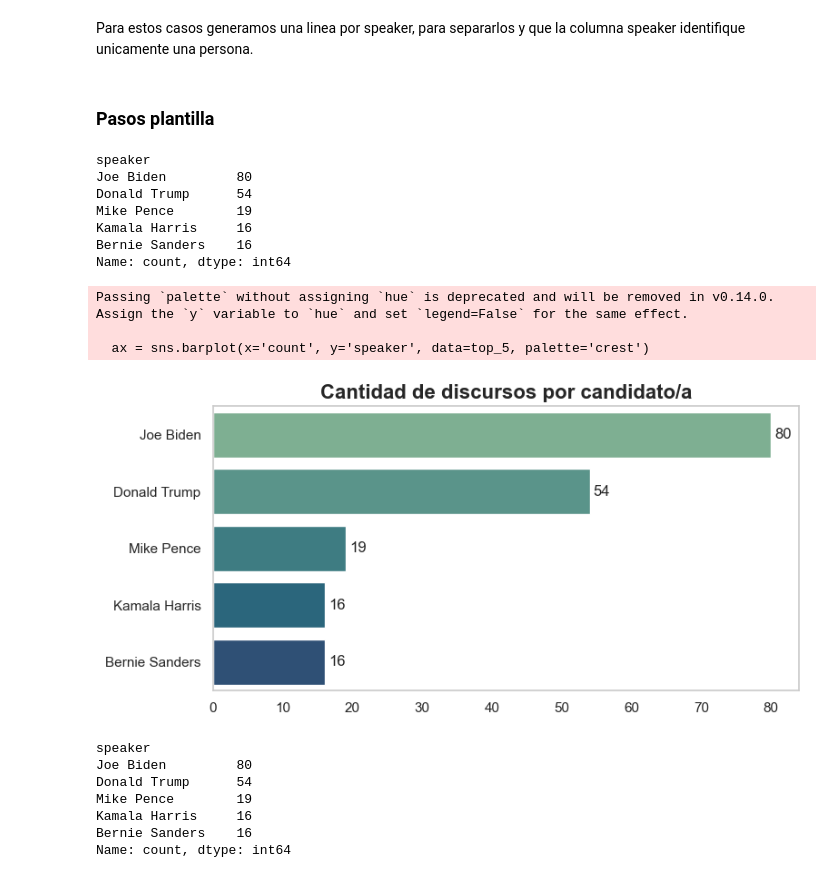
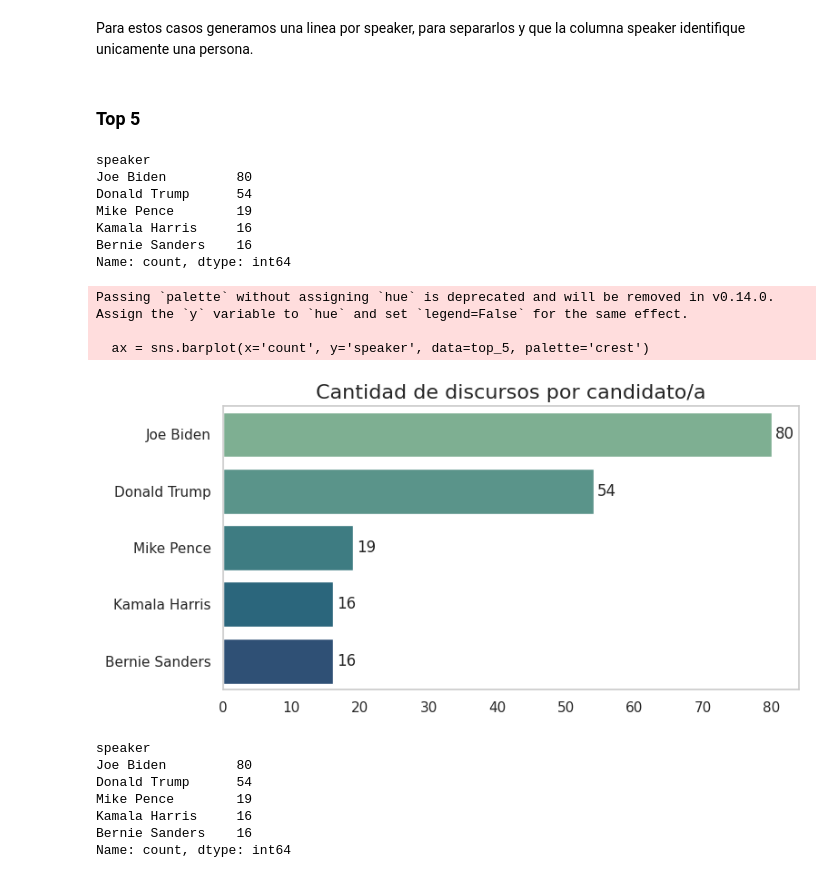
Before and after one commit to SantiQuinteros/Curso-Ciencia-Datos-FING, a Jupyter notebook: Script/Tarea 1.ipynb, the cells around one changed output. Drawn from its saved outputs; the diff is of its cells as text; code cells hidden in the pictures.

```diff
--- a/Script/Tarea 1.ipynb
+++ b/Script/Tarea 1.ipynb
@@ -150,8 +169,8 @@ Porcentaje de filas con más de un speaker:  5.2 %
 Para estos casos generamos una linea por speaker, para separarlos y que la columna speaker identifique unicamente una persona.
 # %%
 df = df.assign(speaker=df['speaker'].str.split(',')).explode('speaker').reset_index(drop=True)
-# %% [markdown]
-### Pasos plantilla
+# %% [markdown]
+### Top 5
 # %%
 conteo = df['speaker'].value_counts()
 
@@ -169,28 +188,28 @@ Name: count, dtype: int64
 # %%
 top_5 = pd.DataFrame(top_5)
 top_5 = top_5.reset_index()
 
 sns.set(style="whitegrid")
 
 plt.figure(figsize=(8, 4))
 
 ax = sns.barplot(x='count', y='speaker', data=top_5, palette='crest')
 
-plt.title('Cantidad de discursos por candidato/a', fontsize=16, weight='bold')
+plt.title('Cantidad de discursos por candidato/a', fontsize=16)
 plt.xlabel('', fontsize=12)
 plt.ylabel('', fontsize=12)
 
 for i in ax.containers:
     ax.bar_label(i, fmt='{:,.0f}', label_type='edge', padding=3)
 
 plt.tight_layout()
 plt.grid(False)
 plt.show()
 # %% [output]
 Passing `palette` without assigning `hue` is deprecated and will be removed in v0.14.0. Assign the `y` variable to `hue` and set `legend=False` for the same effect.
 
   ax = sns.barplot(x='count', y='speaker', data=top_5, palette='crest')
-[figure, old version]
+[figure, new version]
 # %%
 top_5_speaker = conteo.head(5).index.tolist()
 
```
Also changed, not shown: parts of 11 cells of this notebook.
